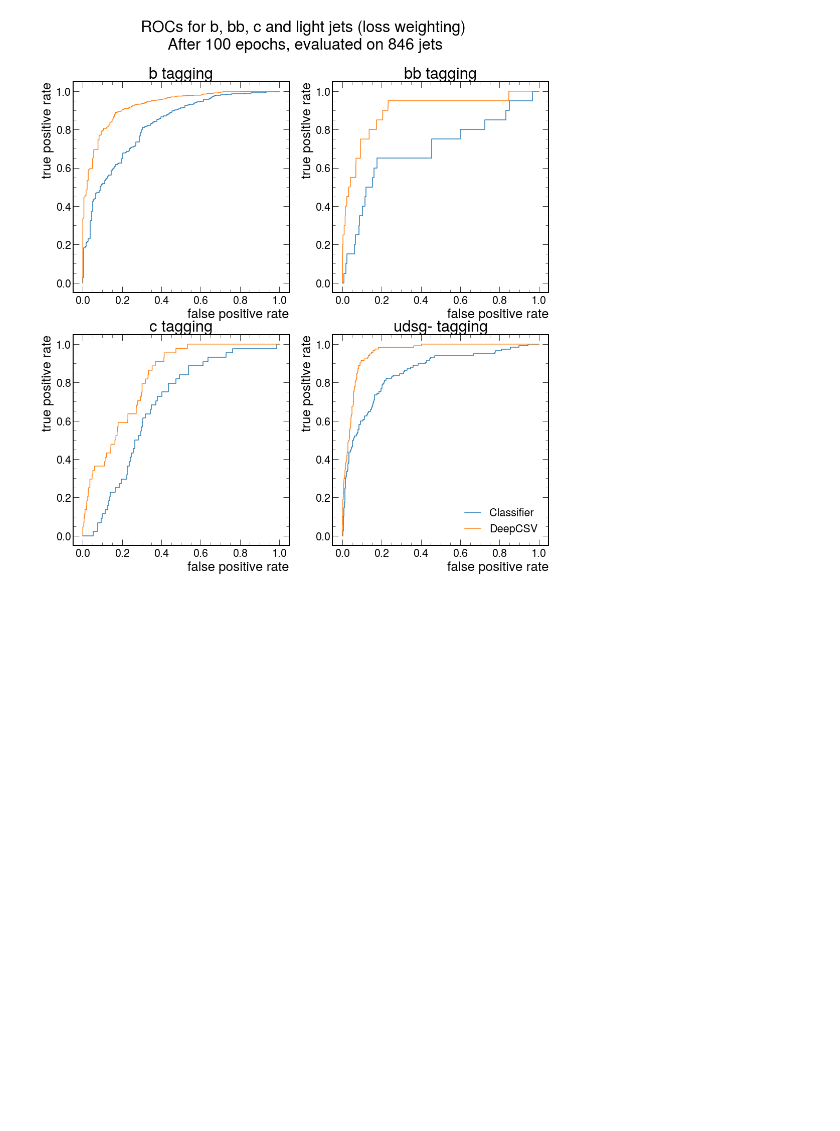
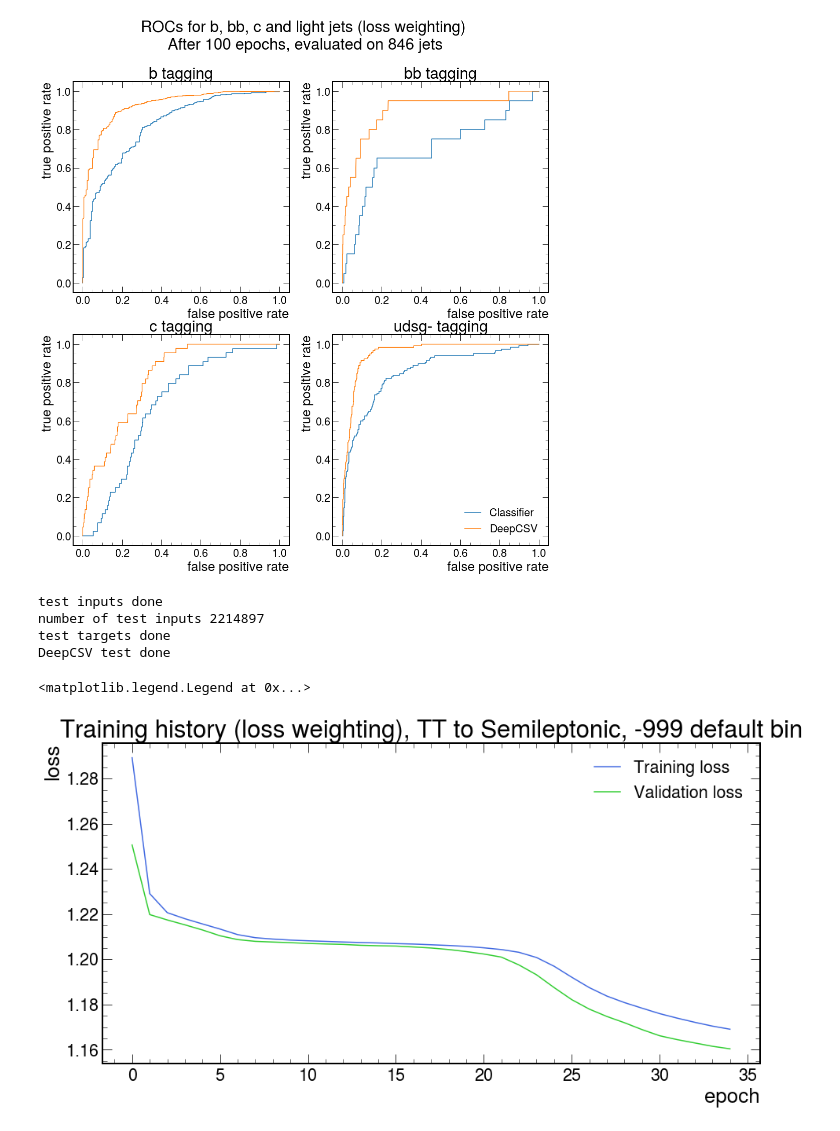
Before and after one commit to AnnikaStein/AI_Safety_2021, a Jupyter notebook: new_march_21/prototyping_tt.ipynb, the cells around one changed output. Drawn from its saved outputs; the diff is of its cells as text; code cells hidden in the pictures; blank space fills up the shorter version.

```diff
--- a/new_march_21/prototyping_tt.ipynb
+++ b/new_march_21/prototyping_tt.ipynb
@@ -2053,3 +2053,50 @@ auc for c-tagging: 0.680457946043981
 auc for udsg-tagging: 0.8531766967980959
 2905
 [figure]
+# %%
+NUM_DATASETS = 3
+test_input_file_paths = ['/work/um106329/new_march_21/scaledTTtoSemilep/test_inputs_%d.pt' % k for k in range(0,NUM_DATASETS)]
+
+
+test_inputs = torch.cat(tuple(torch.load(ti) for ti in test_input_file_paths)).float()
+print('test inputs done')
+len_test = len(test_inputs)
+print('number of test inputs', len_test)
+
+test_target_file_paths = ['/work/um106329/new_march_21/scaledTTtoSemilep/test_targets_%d.pt' % k for k in range(0,NUM_DATASETS)]
+DeepCSV_testset_file_paths = ['/work/um106329/new_march_21/scaledTTtoSemilep/DeepCSV_testset_%d.pt' % k for k in range(0,NUM_DATASETS)]
+
+test_targets = torch.cat(tuple(torch.load(ti) for ti in test_target_file_paths)).float()
+print('test targets done')
+DeepCSV_testset = np.concatenate([torch.load(ti) for ti in DeepCSV_testset_file_paths])
+print('DeepCSV test done')
+# %% [output]
+test inputs done
+number of test inputs 2214897
+test targets done
+DeepCSV test done
+# %%
+prev_epochs_0 = 35
+
+all_tr_losses_0 = []
+all_val_losses_0 = []
+
+
+for i in range(1, prev_epochs_0+1):
+    checkpoint = torch.load(f'/home/um106329/aisafety/new_march_21/models/model_all_TT_{i}_epochs_v10_GPU_weighted_new_49_datasets.pt', map_location=torch.device(device))
+    loss = checkpoint['loss']
+    all_tr_losses_0.append(loss)
+    val_loss = checkpoint['val_loss']
+    all_val_losses_0.append(val_loss)
+
+
+plt.figure(1,figsize=[15,7.5])
+plt.plot(all_tr_losses_0,color='royalblue')
+plt.plot(all_val_losses_0,color='limegreen')
+plt.title(f"Training history (loss weighting), TT to Semileptonic, -999 default bin")
+plt.xlabel('epoch')
+plt.ylabel('loss')
+plt.legend(['Training loss','Validation loss'])
+# %% [output]
+<matplotlib.legend.Legend at 0x...>
+[figure, added]
```
Also changed, not shown: parts of 9 cells of this notebook.
